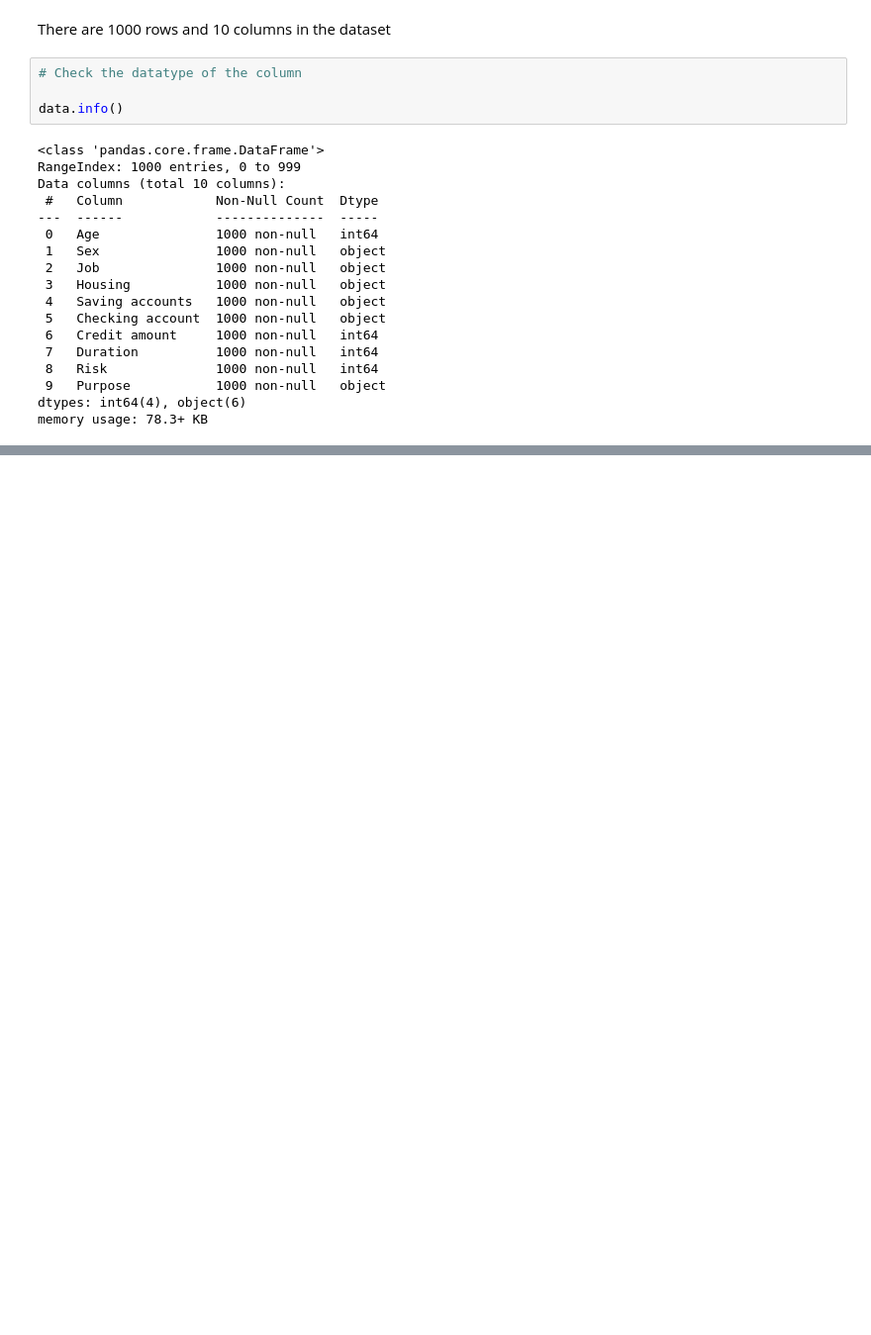
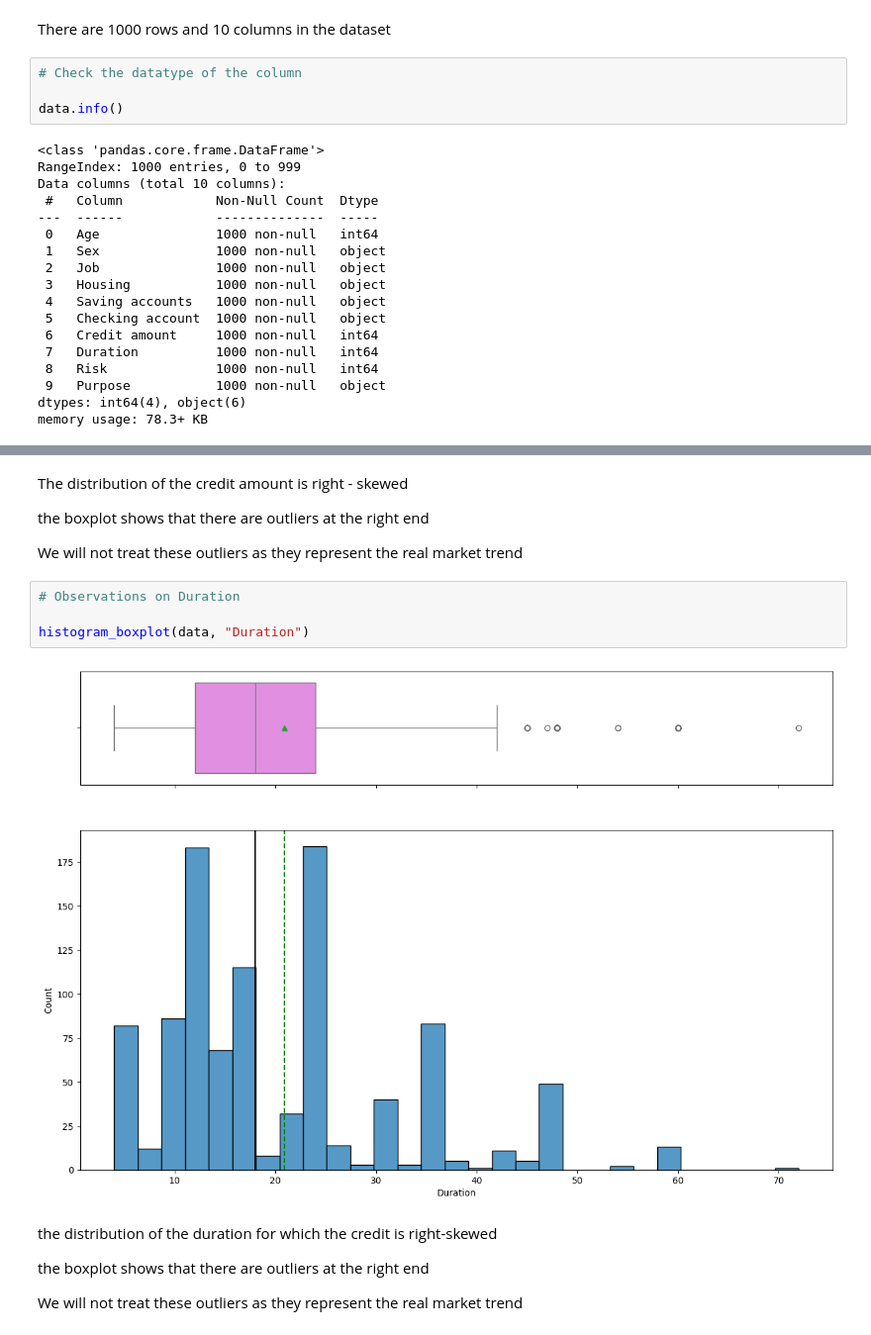
Before and after one commit to dakshayani2906/Data-Science-Portfolio, a Jupyter notebook: German_Credit_Risk_Analysis.ipynb, the cells around one changed output, grey strips where cells are left out. Shown at 99% size. Saved outputs shown, nothing was run; the diff lists cells and outputs as text; blank space fills up the shorter version.

```diff
--- a/German_Credit_Risk_Analysis.ipynb
+++ b/German_Credit_Risk_Analysis.ipynb
@@ -107,0 +250,18 @@ We have only three continous variables - Age, Credit Amount, and Duration
+# %% [markdown]
+The distribution of the credit amount is right - skewed
+
+the boxplot shows that there are outliers at the right end
+
+We will not treat these outliers as they represent the real market trend
+# %%
+# Observations on Duration
+
+histogram_boxplot(data, "Duration")
+# %% [output]
+[figure, added]
+# %% [markdown]
+the distribution of the duration for which the credit is right-skewed
+
+the boxplot shows that there are outliers at the right end
+
+We will not treat these outliers as they represent the real market trend
```
Also changed, not shown: parts of 15 cells of this notebook.
